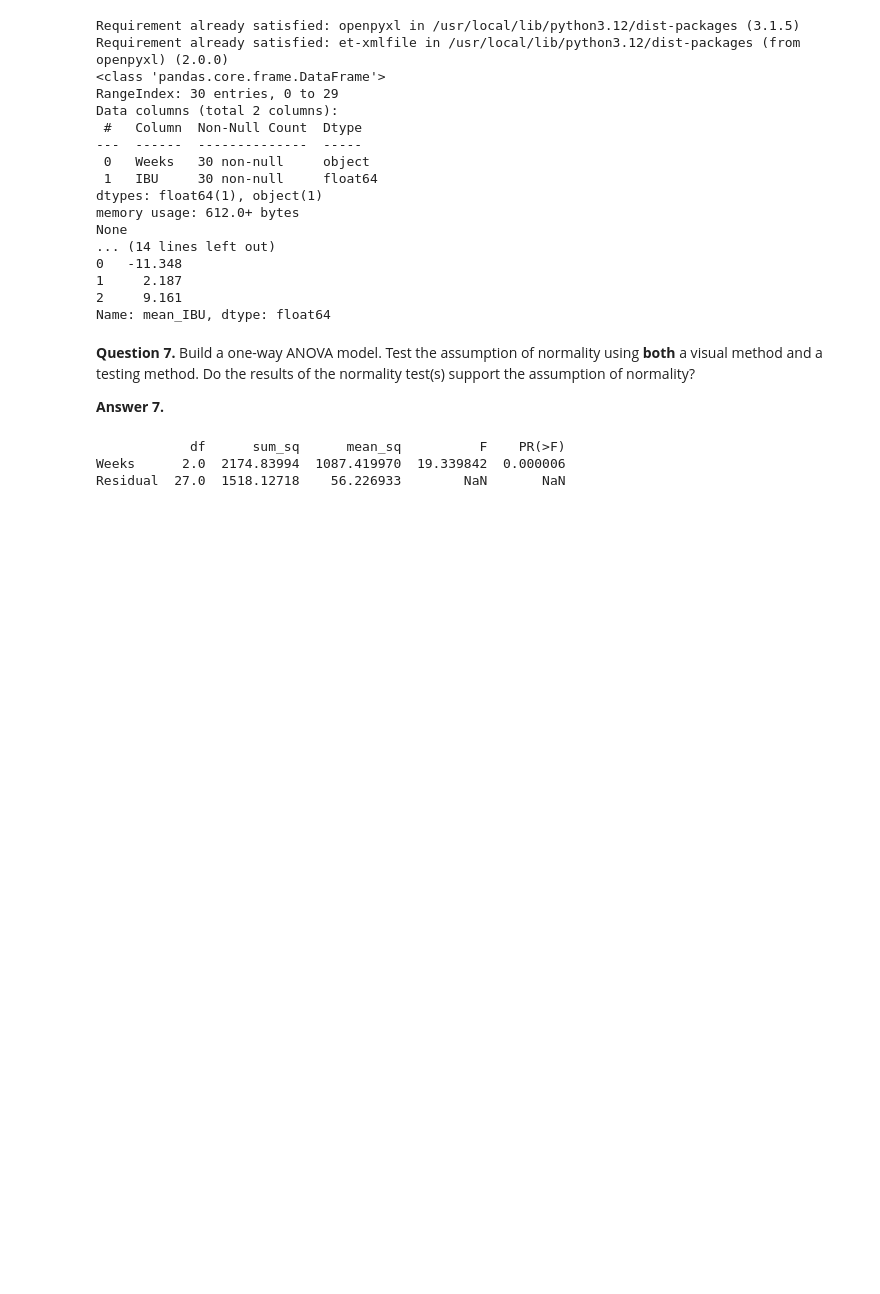
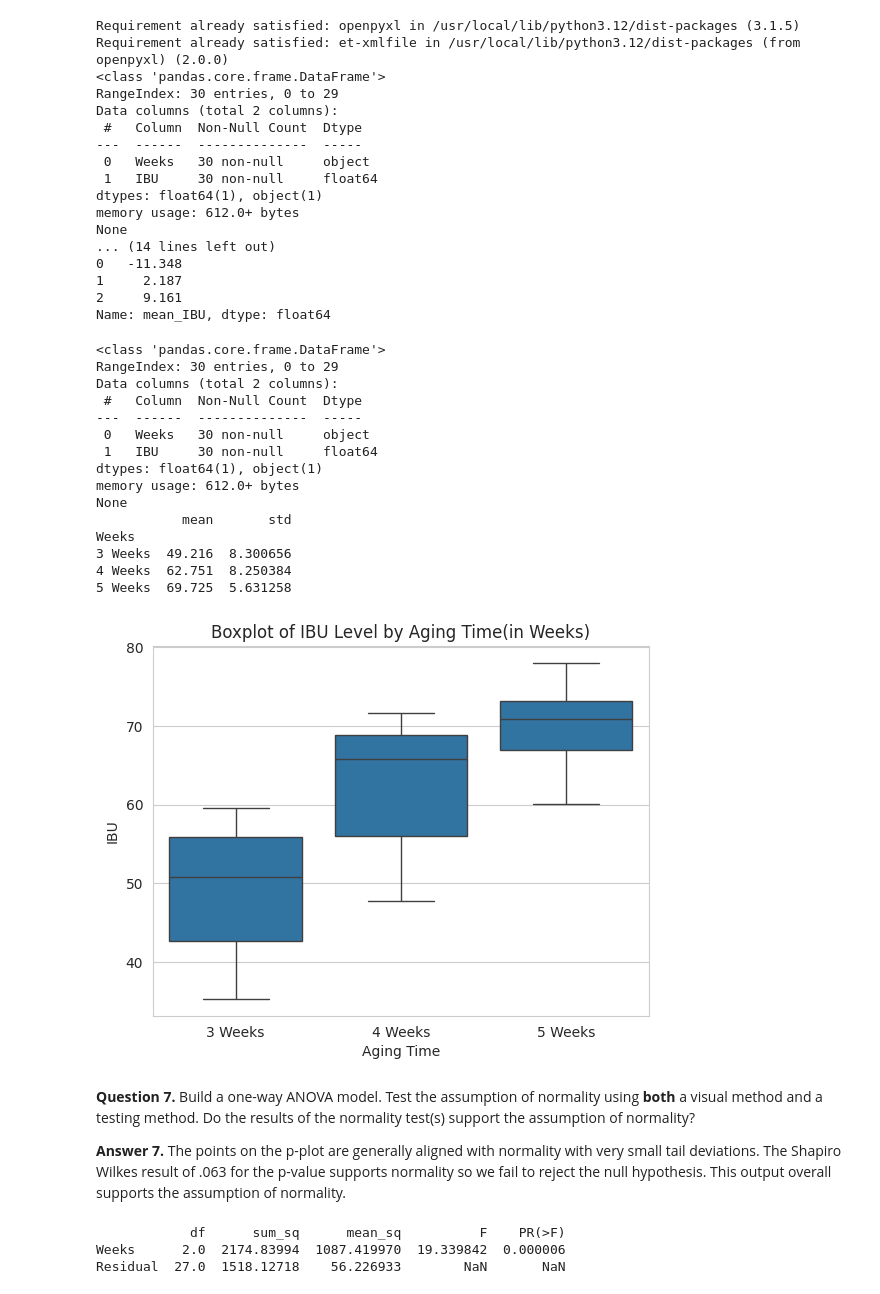
Before and after one commit to garrettspringsted/STAT-7220-Applied-Experimental-Design, a Jupyter notebook: Copy_of_HW_1.ipynb, the cells around one changed output. Drawn from its saved outputs; the diff is of its cells as text; code cells hidden in the pictures; blank space fills up the shorter version.

```diff
--- a/Copy_of_HW_1.ipynb
+++ b/Copy_of_HW_1.ipynb
@@ -163,12 +166,69 @@ None
 1     2.187
 2     9.161
 Name: mean_IBU, dtype: float64
+# %%
+## Import Necessary Python Packages ##
+import pandas as pd
+import numpy as np
+import seaborn as sns
+import matplotlib.pyplot as plt
+import statsmodels.api as sm
+from statsmodels.formula.api import ols
+
+## Read in IPA Rating Excel File ##
+
+IPA_data = pd.read_excel("IPA.xlsx")
+
+## Data Integrity Check ##
+
+print(IPA_data.info())
+
+## Calculate Mean and Standard Deviation
+## of IPA IBU Levels by Weekly Aging ##
+
+IPA_stats = IPA_data.groupby('Weeks')['IBU'].agg(['mean','std'])
+
+print(IPA_stats)
+
+## Generate Boxplot for Visual Comparison ##
+
+## Set style (default is "darkgrid") ##
+
+sns.set_style("whitegrid")
+
+## Create boxplot ##
+
+sns.boxplot(x="Weeks",y="IBU",data=IPA_data)
+
+## Add Title and Labels ##
+
+plt.title("Boxplot of IBU Level by Aging Time(in Weeks)", loc='center')
+plt.xlabel("Aging Time")
+plt.ylabel("IBU")
+plt.show()
+# %% [output]
+<class 'pandas.core.frame.DataFrame'>
+RangeIndex: 30 entries, 0 to 29
+Data columns (total 2 columns):
+ #   Column  Non-Null Count  Dtype
+---  ------  --------------  -----
+ 0   Weeks   30 non-null     object
+ 1   IBU     30 non-null     float64
+dtypes: float64(1), object(1)
+memory usage: 612.0+ bytes
+None
+           mean       std
+Weeks
+3 Weeks  49.216  8.300656
+4 Weeks  62.751  8.250384
+5 Weeks  69.725  5.631258
+[figure, added]
 # %% [markdown]
 
 
 **Question 7.** Build a one-way ANOVA model. Test the assumption of normality using **both** a visual method and a testing method. Do the results of the normality test(s) support the assumption of normality?
 
-**Answer 7.**
+**Answer 7.** The points on the p-plot are generally aligned with normality with very small tail deviations. The Shapiro Wilkes result of .063 for the p-value supports normality so we fail to reject the null hypothesis. This output overall supports the assumption of normality.
 # %%
 import statsmodels.api as sm
 from statsmodels.formula.api import ols
```
Also changed, not shown: parts of 16 cells of this notebook.
